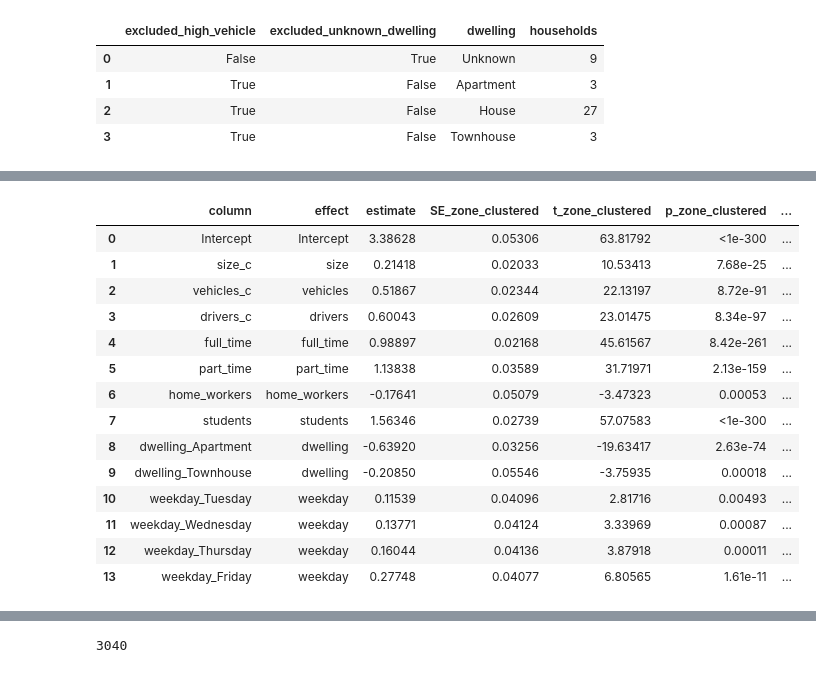
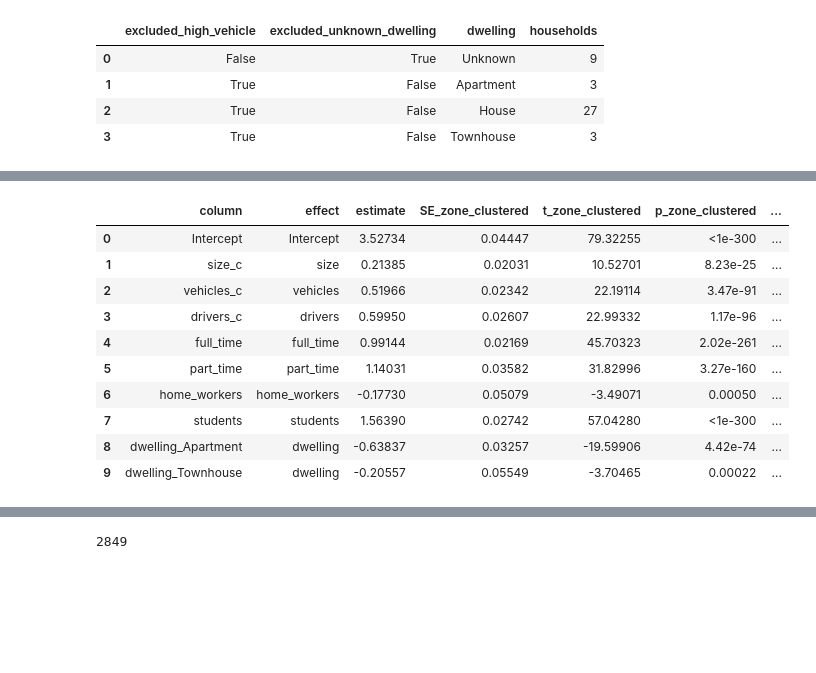
Before and after one commit to kingmartn/trp630termpaper, a Jupyter notebook: MLR_regression.ipynb, the cells around one changed output, grey strips where cells are left out. Drawn from its saved outputs; the diff is of its cells as text; code cells hidden in the pictures; blank space fills up the shorter version.

```diff
--- a/MLR_regression.ipynb
+++ b/MLR_regression.ipynb
@@ -230,7 +239,6 @@ features['size_x_drivers'] = features['size_c'] * features['drivers_c']
 features['size_x_vehicles'] = features['size_c'] * features['vehicles_c']
 CATEGORY_LEVELS = OrderedDict([
     ('dwelling', ['House', 'Apartment', 'Townhouse']),
-    ('weekday', ['Monday', 'Tuesday', 'Wednesday', 'Thursday', 'Friday']),
     ('region', ['Toronto', 'Durham', 'York', 'Peel']),
 ])
 for field, levels in CATEGORY_LEVELS.items():
@@ -244,7 +252,6 @@ EFFECT_COLUMNS = OrderedDict([
     ('full_time', ['full_time']), ('part_time', ['part_time']), ('workers', ['workers']),
     ('home_workers', ['home_workers']), ('students', ['students']),
     ('dwelling', ['dwelling_Apartment', 'dwelling_Townhouse']),
-    ('weekday', [f'weekday_{x}' for x in CATEGORY_LEVELS['weekday'][1:]]),
     ('region', [f'region_{x}' for x in CATEGORY_LEVELS['region'][1:]]),
     ('size_by_drivers', ['size_x_drivers']), ('size_by_vehicles', ['size_x_vehicles']),
 ])
@@ -518,7 +525,8 @@ selected_payload = {
     'input_workbook_sha256': SOURCE_SHA256,
     'exclusions': {'nvehicle_at_least': HIGH_VEHICLE_CUTOFF, 'dwelling_unknown_code': 9},
     'estimation': 'unweighted OLS', 'covariance': 'clustered by gta01hhld',
-    'alpha': ALPHA, 'protected_effects': sorted(PROTECTED_EFFECTS),
+    'python_executable':sys.executable, 'python_version':sys.version.split()[0],
+    'numpy_version':np.__version__, 'alpha': ALPHA, 'protected_effects': sorted(PROTECTED_EFFECTS),
     'train_metrics': evaluate(chosen_effects)['stats'],
     'test_metrics': benchmarks.loc[benchmarks['model'].eq('Selected alternative model')].iloc[0][
         ['test_rmse', 'test_mae', 'test_mean_prediction_error', 'test_negative_predictions']].to_dict(),
@@ -539,18 +546,14 @@ selected_payload = {
 |  | column | effect | estimate | SE_zone_clustered | t_zone_clustered | p_zone_clustered | ... |
-| 0 | Intercept | Intercept | 3.38628 | 0.05306 | 63.81792 | <1e-300 | ... |
-| 1 | size_c | size | 0.21418 | 0.02033 | 10.53413 | 7.68e-25 | ... |
-| 2 | vehicles_c | vehicles | 0.51867 | 0.02344 | 22.13197 | 8.72e-91 | ... |
-| 3 | drivers_c | drivers | 0.60043 | 0.02609 | 23.01475 | 8.34e-97 | ... |
-| 4 | full_time | full_time | 0.98897 | 0.02168 | 45.61567 | 8.42e-261 | ... |
-| 5 | part_time | part_time | 1.13838 | 0.03589 | 31.71971 | 2.13e-159 | ... |
-| 6 | home_workers | home_workers | -0.17641 | 0.05079 | -3.47323 | 0.00053 | ... |
-| 7 | students | students | 1.56346 | 0.02739 | 57.07583 | <1e-300 | ... |
-| 8 | dwelling_Apartment | dwelling | -0.63920 | 0.03256 | -19.63417 | 2.63e-74 | ... |
-| 9 | dwelling_Townhouse | dwelling | -0.20850 | 0.05546 | -3.75935 | 0.00018 | ... |
-| 10 | weekday_Tuesday | weekday | 0.11539 | 0.04096 | 2.81716 | 0.00493 | ... |
-| 11 | weekday_Wednesday | weekday | 0.13771 | 0.04124 | 3.33969 | 0.00087 | ... |
-| 12 | weekday_Thursday | weekday | 0.16044 | 0.04136 | 3.87918 | 0.00011 | ... |
-| 13 | weekday_Friday | weekday | 0.27748 | 0.04077 | 6.80565 | 1.61e-11 | ... |
+| 0 | Intercept | Intercept | 3.52734 | 0.04447 | 79.32255 | <1e-300 | ... |
+| 1 | size_c | size | 0.21385 | 0.02031 | 10.52701 | 8.23e-25 | ... |
+| 2 | vehicles_c | vehicles | 0.51966 | 0.02342 | 22.19114 | 3.47e-91 | ... |
+| 3 | drivers_c | drivers | 0.59950 | 0.02607 | 22.99332 | 1.17e-96 | ... |
+| 4 | full_time | full_time | 0.99144 | 0.02169 | 45.70323 | 2.02e-261 | ... |
+| 5 | part_time | part_time | 1.14031 | 0.03582 | 31.82996 | 3.27e-160 | ... |
+| 6 | home_workers | home_workers | -0.17730 | 0.05079 | -3.49071 | 0.00050 | ... |
+| 7 | students | students | 1.56390 | 0.02742 | 57.04280 | <1e-300 | ... |
+| 8 | dwelling_Apartment | dwelling | -0.63837 | 0.03257 | -19.59906 | 4.42e-74 | ... |
+| 9 | dwelling_Townhouse | dwelling | -0.20557 | 0.05549 | -3.70465 | 0.00022 | ... |
 |  | model | effects | parameters | train_rmse | train_mae | test_rmse | test_mae | test_mean_prediction_error | ... |
 | 0 | Intercept-only mean |  | 1 | 4.5489 | 3.4336 | 4.5932 | 3.4505 | -0.0019 | ... |
 | 1 | Simple four-predictor model | size + vehicles + full_time + stu... | 5 | 3.4193 | 2.4584 | 3.4611 | 2.4827 | 0.0175 | ... |
@@ -560,4 +563,4 @@ selected_payload = {
-3040
+2849
 # %%
 predicted = np.asarray(selected_ols.fittedvalues)
 residual = y - predicted
```
Also changed, not shown: parts of 8 cells of this notebook, 43 other files.
